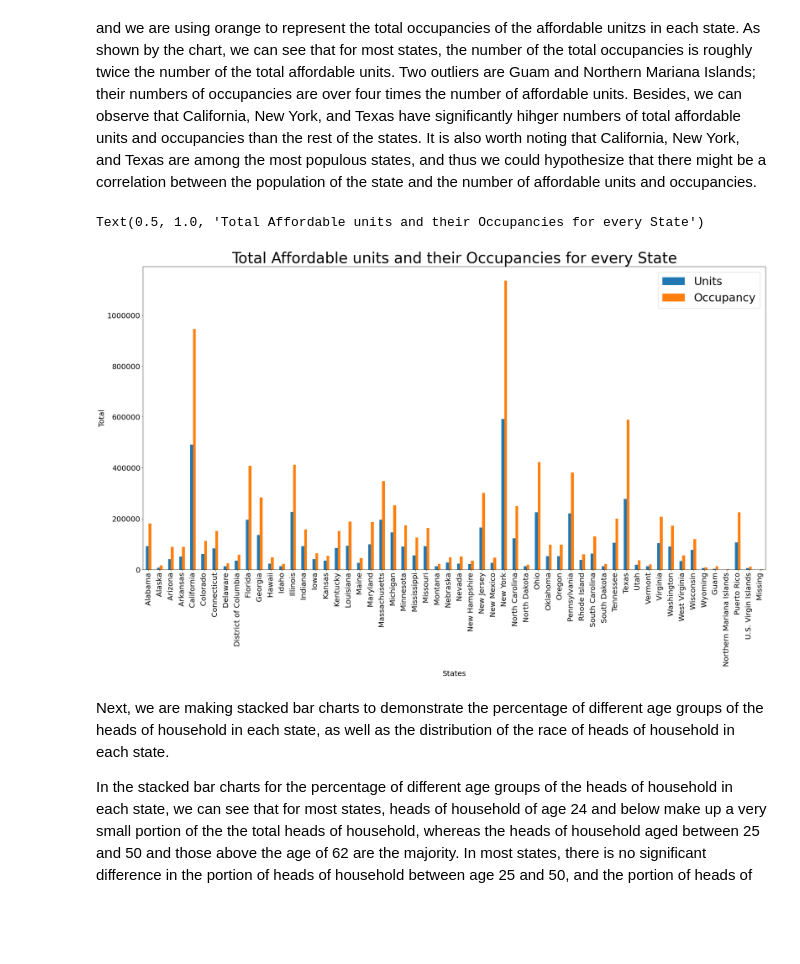
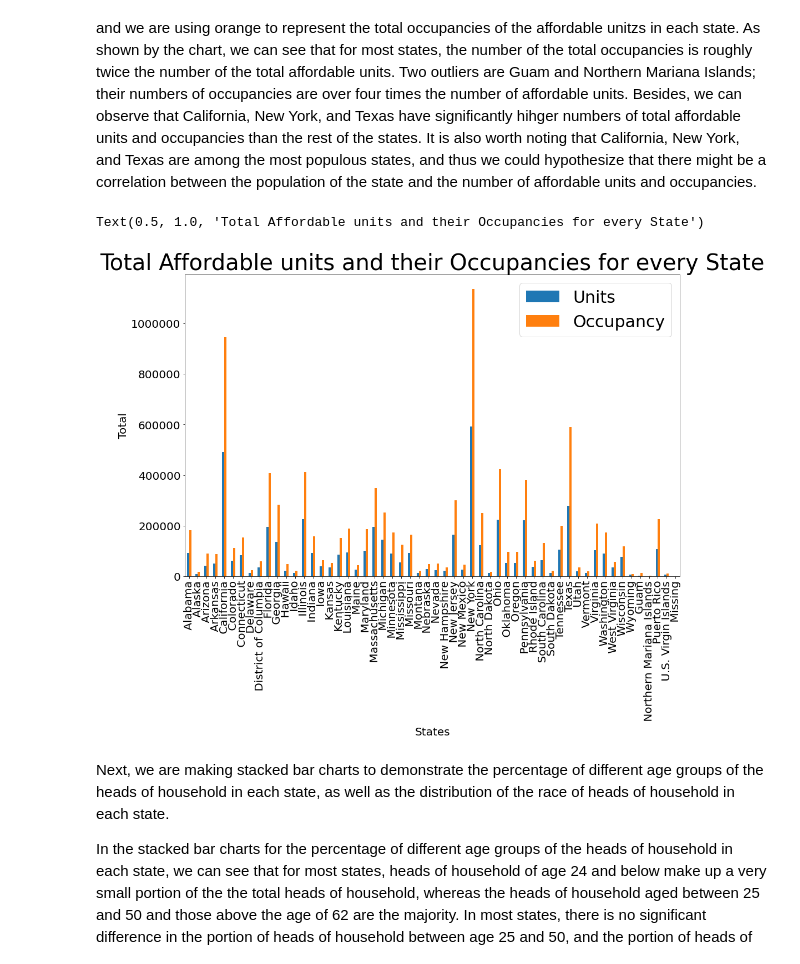
Before and after one commit to samuelscheffler/Housing-Data-Analysis, a Jupyter notebook: final-tutorial.ipynb, the cells around one changed output. Drawn from its saved outputs; the diff is of its cells as text; code cells hidden in the pictures; blank space fills up the shorter version.

```diff
--- a/final-tutorial.ipynb
+++ b/final-tutorial.ipynb
@@ -41,9 +41,10 @@ The table below is the summary of all the HUD programs for affordable housing in
 pd.set_option('display.max_columns', None)
 state_2018 = pd.read_excel("STATE_2018.xlsx")
 state_2018 = state_2018.drop(['sub_program', 'entities', 'sumlevel', 'gsl', 'name', 'fedhse',
-                              'cbsa', 'place', 'latitude', 'longitude', 'State', 'pha_total_units',
-                              'months_since_report','pct_reported', 'pct_wage_major','pct_other_major',
-                              'pct_lt50_median','pct_2adults','pct_1adult','pct_female_head',
+                              'cbsa', 'place', 'latitude', 'longitude', 'State',
+                              'pha_total_units', 'months_since_report','pct_reported',
+                              'pct_wage_major','pct_other_major','pct_lt50_median',
+                              'pct_2adults','pct_1adult','pct_female_head',
                               'pct_female_head_child', 'pct_disabled_lt62','pct_disabled_ge62',
                               'pct_minority', 'pct_black_hsp','pct_wht_hsp','pct_oth_hsp',
                               'pct_multi','pct_median','months_waiting','months_from_movein',
@@ -61,18 +62,23 @@ state_2018 = state_2018.rename(columns={'total_units':'Total Units', 'pct_occupi
                             'pct_movein':'% moved in less than 1 year', 'people_per_unit':'Occupancy/unit',
                             'rent_per_month':'Rent', 'spending_per_month':'Monthly Budget', 'hh_income':
                             'Household Income', 'person_income': 'Average Personal Income', 'pct_lt5k':
-                            'Household Income %- (\$1-$5k)', 'pct_5k_lt10k': 'Household Income %- (\$5k-$10k)',
+                            'Household Income %- (\$1-$5k)',
+                            'pct_5k_lt10k': 'Household Income %- (\$5k-$10k)',
                             'pct_10k_lt15k': 'Household Income %- (\$10k-$15k)', 'pct_15k_lt20k':
-                            'Household Income %- (\$15k-$20k)', 'pct_ge20k': 'Household Income %- (over \$20k)',
+                            'Household Income %- (\$15k-$20k)',
+                            'pct_ge20k': 'Household Income %- (over \$20k)',
                             'pct_welfare_major':'% dependant on welfare', 'pct_lt30_median':
                             '% below 30% median wage', 'pct_disabled_all':'% of disabled occupants',
                             'pct_lt24_head': 'Age of Household Head % - <24', 'pct_age25_50':
-                            'Age of Household Head % -(25-50)', 'pct_age51_61': 'Age of Household Head % -(51-61)',
-                            'pct_age62plus': 'Age of Household Head % -(62 plus)', 'pct_age85plus':
-                            'Age of Household Head % -(85 plus)', 'pct_black_nonhsp': 'Occupants Race: Black',
+                            'Age of Household Head % -(25-50)',
+                            'pct_age51_61': 'Age of Household Head % -(51-61)',
+                            'pct_age62plus': 'Age of Household Head % -(62 plus)',
+                            'pct_age85plus':'Age of Household Head % -(85 plus)',
+                            'pct_black_nonhsp': 'Occupants Race: Black',
                             'pct_native_american_nonhsp': 'Occupants Race: Native American',
-                            'pct_asian_pacific_nonhsp': 'Occupants Race: Asian', 'pct_white_nothsp':
-                            'Occupants Race: White', 'pct_hispanic': 'Occupants Race: Hispanic',})
+                            'pct_asian_pacific_nonhsp': 'Occupants Race: Asian',
+                            'pct_white_nothsp':'Occupants Race: White',
+                            'pct_hispanic': 'Occupants Race: Hispanic',})
 state_2018
 # %% [output]
 |  | Total Units | Units Occupied (%) | Units Reported | % moved in less than 1 year | Occupancy/unit | ... |
@@ -325,22 +333,22 @@ First, we will start by showing the graph for total affordable units and their o
 # %%
 df = pd.DataFrame({'Units': state_2018['Total Units'].values,
                   'Occupancy': state_2018['Number of total Occupants'].values
                   }, index=state_2018.index)
 
-ax = df.plot.bar( figsize=(30, 15))
+ax = df.plot.bar( figsize=(16, 10))
 plt.xlabel('States', fontsize=20)
 plt.ylabel('Total', fontsize=20)
 
 ax.tick_params(axis='both', which='major', labelsize=20)
 
 ax.legend( prop={'size': 30})
 from matplotlib.ticker import StrMethodFormatter, NullFormatter
 ax.yaxis.set_major_formatter(StrMethodFormatter('{x:.0f}'))
 ax.yaxis.set_minor_formatter(NullFormatter())
 plt.title('Total Affordable units and their Occupancies for every State', fontsize=40)
 # %% [output]
 Text(0.5, 1.0, 'Total Affordable units and their Occupancies for every State')
-[figure, old version]
+[figure, new version]
 # %% [markdown]
 Next, we are making stacked bar charts to demonstrate the percentage of different age groups of the heads of household in each state, as well as the distribution of the race of heads of household in each state. <br/>
 
```
Also changed, not shown: parts of 12 cells of this notebook.
